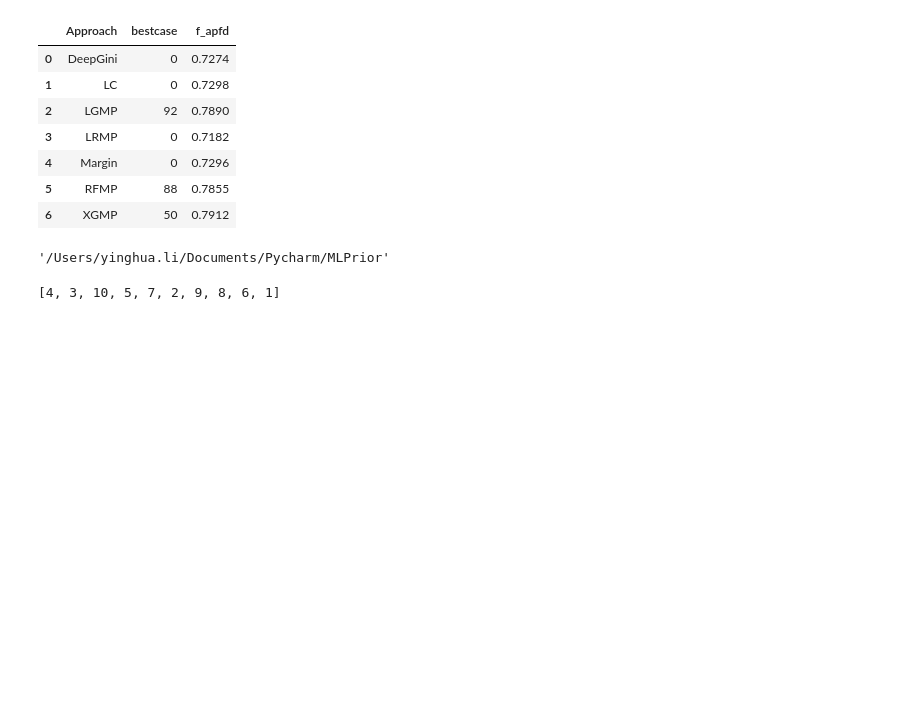
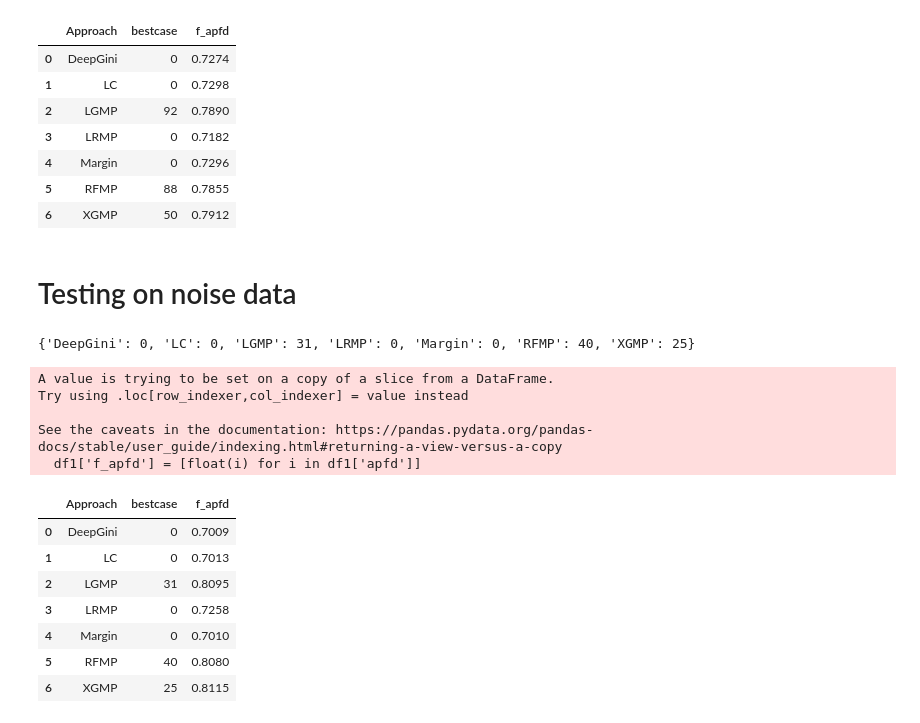
Before and after one commit to yinghuali/MLPrior, a Jupyter notebook: ResultsProcessing.ipynb, the cells around one changed output. Saved outputs shown, nothing was run; the diff lists cells and outputs as text; code cells hidden in the pictures; blank space fills up the shorter version.

```diff
--- a/ResultsProcessing.ipynb
+++ b/ResultsProcessing.ipynb
@@ -444,14 +444,5 @@ See the caveats in the documentation: https://pandas.pydata.org/pandas-docs/stab
 | 4 | Margin | 0 | 0.7296 |
 | 5 | RFMP | 88 | 0.7855 |
 | 6 | XGMP | 50 | 0.7912 |
-# %%
-pwd
-# %% [output]
-'/Users/yinghua.li/Documents/Pycharm/MLPrior'
-# %%
-import random
-a = [1,2,3,4,5,6,7,8,9,10]
-random.shuffle(a)
-a
-# %% [output]
-[4, 3, 10, 5, 7, 2, 9, 8, 6, 1]
+# %% [markdown]
+# Testing on noise data
@@ -457,0 +529,36 @@ a
+# %%
+# noise 1 col
+dic = {'DeepGini': 0, 'LC': 0, 'LGMP': 0, 'LRMP': 0, 'Margin': 0, 'RFMP': 0, 'XGMP': 0}
+
+for _, pdf in df1.groupby(['data', 'model']):
+    tmp_dic = dict(zip(pdf['Approach'], pdf['apfd']))
+    key = max(tmp_dic,key=tmp_dic.get)
+    dic[key]+=1
+print(dic)
+
+df1['f_apfd'] = [float(i) for i in df1['apfd']]
+df1_re = df1.groupby(['Approach']).mean().reset_index(drop=False)
+df1_re.sort_values(by=['Approach'])
+
+df_n = pd.DataFrame(columns=['Approach', 'bestcase'])
+df_n['Approach'] = dic.keys()
+df_n['bestcase'] = dic.values()
+df1_re = df_n.merge(df1_re, left_on='Approach', right_on='Approach', how='left')
+df1_re['f_apfd'] = [str(i)[:6] for i in df1_re['f_apfd']]
+df1_re.to_excel('result/table/RQ4-1.xlsx', index=False)
+df1_re
+# %% [output]
+{'DeepGini': 0, 'LC': 0, 'LGMP': 31, 'LRMP': 0, 'Margin': 0, 'RFMP': 40, 'XGMP': 25}
+A value is trying to be set on a copy of a slice from a DataFrame.
+Try using .loc[row_indexer,col_indexer] = value instead
+
+See the caveats in the documentation: https://pandas.pydata.org/pandas-docs/stable/user_guide/indexing.html#returning-a-view-versus-a-copy
+  df1['f_apfd'] = [float(i) for i in df1['apfd']]
+|  | Approach | bestcase | f_apfd |
+| 0 | DeepGini | 0 | 0.7009 |
+| 1 | LC | 0 | 0.7013 |
+| 2 | LGMP | 31 | 0.8095 |
+| 3 | LRMP | 0 | 0.7258 |
+| 4 | Margin | 0 | 0.7010 |
+| 5 | RFMP | 40 | 0.8080 |
+| 6 | XGMP | 25 | 0.8115 |
```
Also changed, not shown: parts of 4 cells of this notebook, 10 other files.
